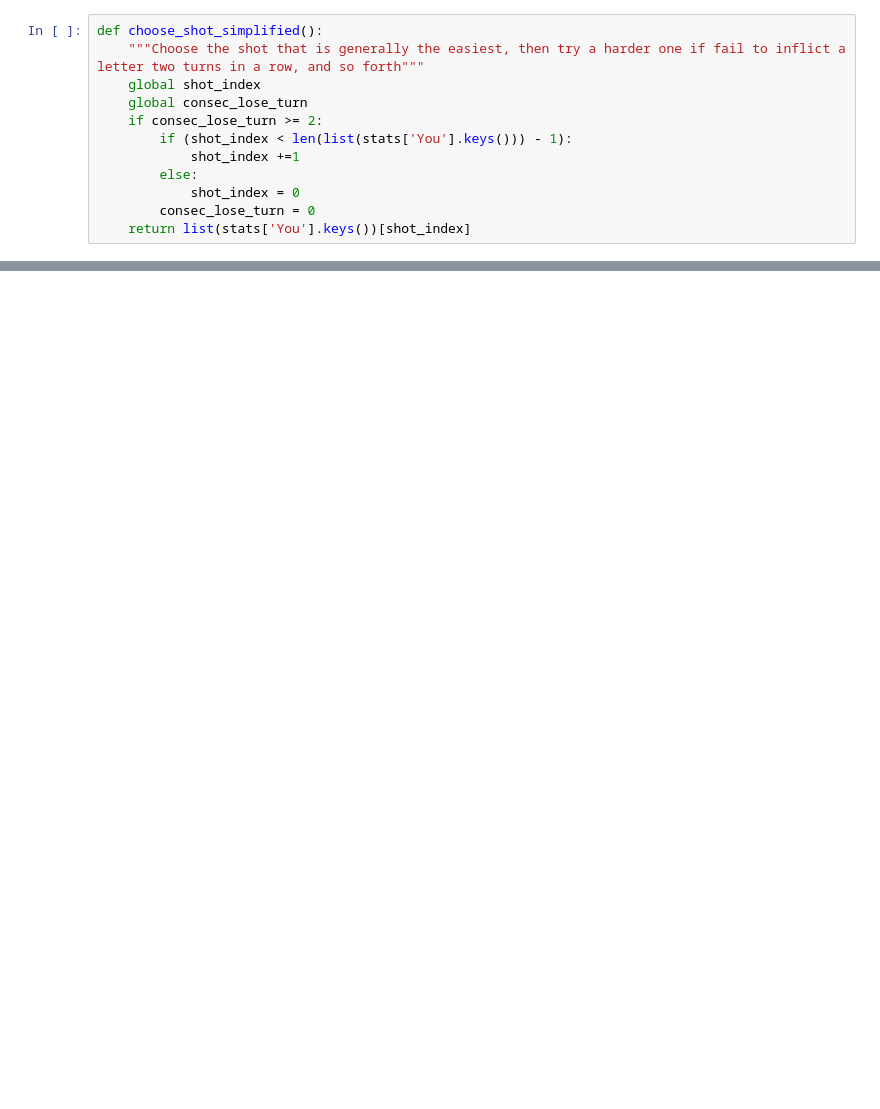
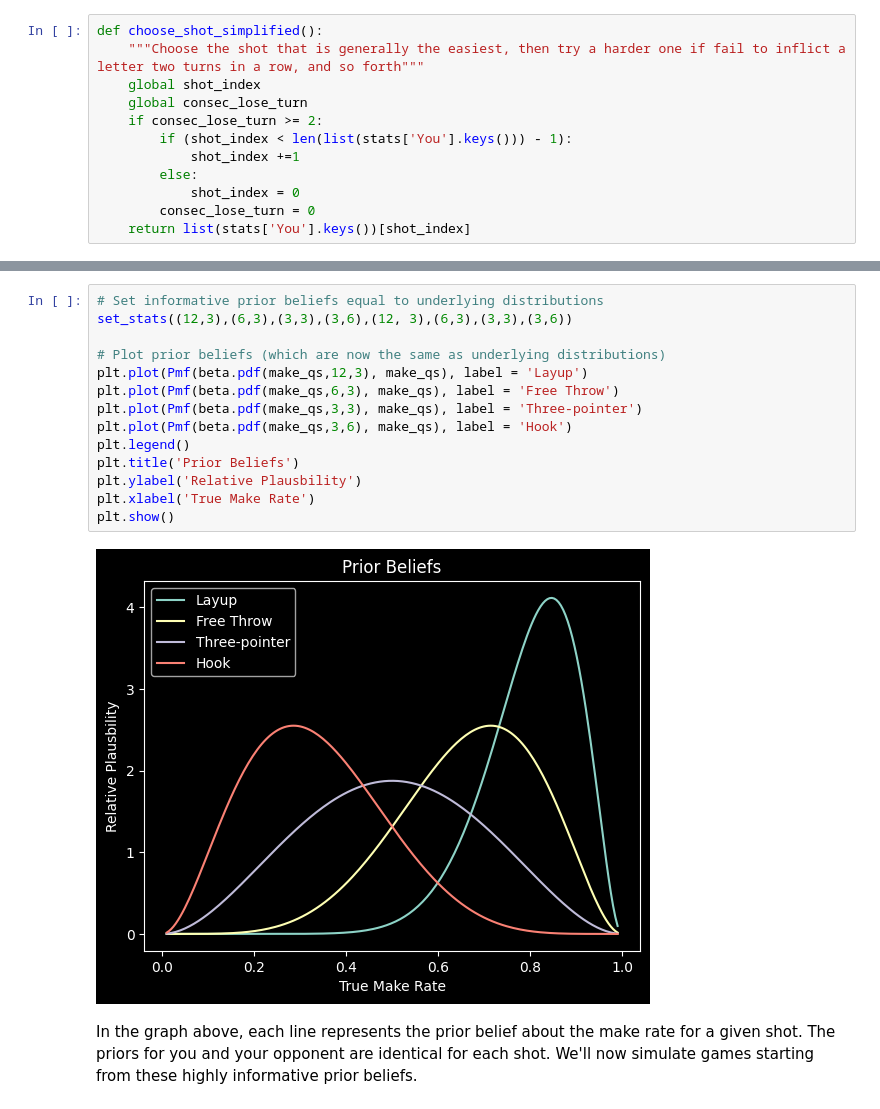
Before and after one commit to SamFarhi/horse-bayesian-strategy, a Jupyter notebook: HORSE.ipynb, the cells around one changed output, grey strips where cells are left out. Cells and saved outputs as stored; diff of their text form; blank space fills up the shorter version.

```diff
--- a/HORSE.ipynb
+++ b/HORSE.ipynb
@@ -643,0 +653,18 @@ Indeed, the complex strategy is superior when you keep information between games
+# %%
+# Set informative prior beliefs equal to underlying distributions
+set_stats((12,3),(6,3),(3,3),(3,6),(12, 3),(6,3),(3,3),(3,6))
+
+# Plot prior beliefs (which are now the same as underlying distributions)
+plt.plot(Pmf(beta.pdf(make_qs,12,3), make_qs), label = 'Layup')
+plt.plot(Pmf(beta.pdf(make_qs,6,3), make_qs), label = 'Free Throw')
+plt.plot(Pmf(beta.pdf(make_qs,3,3), make_qs), label = 'Three-pointer')
+plt.plot(Pmf(beta.pdf(make_qs,3,6), make_qs), label = 'Hook')
+plt.legend()
+plt.title('Prior Beliefs')
+plt.ylabel('Relative Plausbility')
+plt.xlabel('True Make Rate')
+plt.show()
+# %% [output]
+[figure, added]
+# %% [markdown]
+In the graph above, each line represents the prior belief about the make rate for a given shot. The priors for you and your opponent are identical for each shot. We'll now simulate games starting from these highly informative prior beliefs.
```
Also changed, not shown: parts of 31 cells of this notebook.
